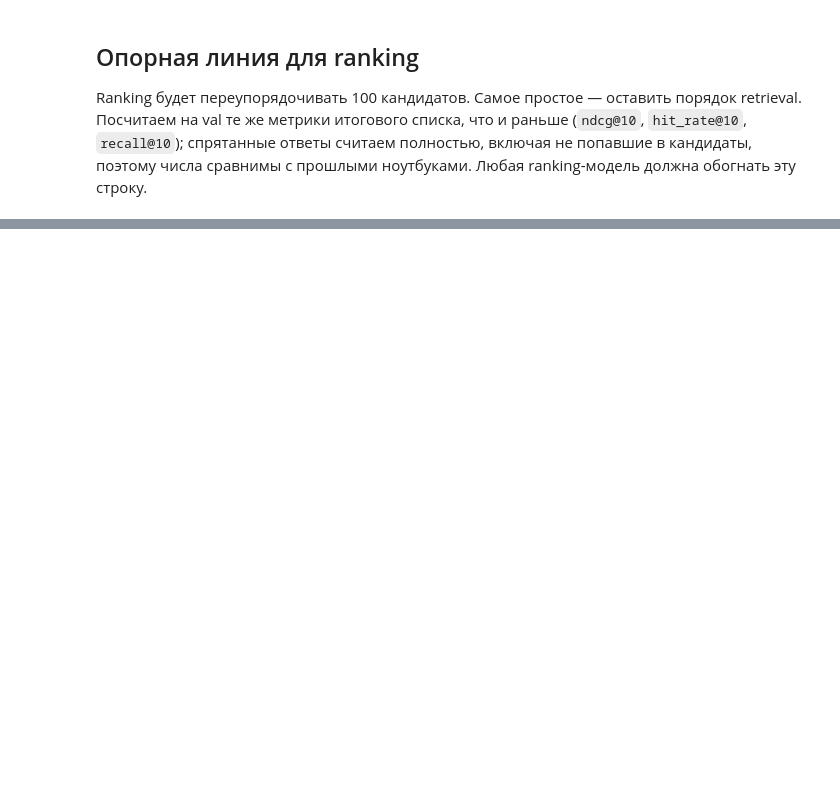
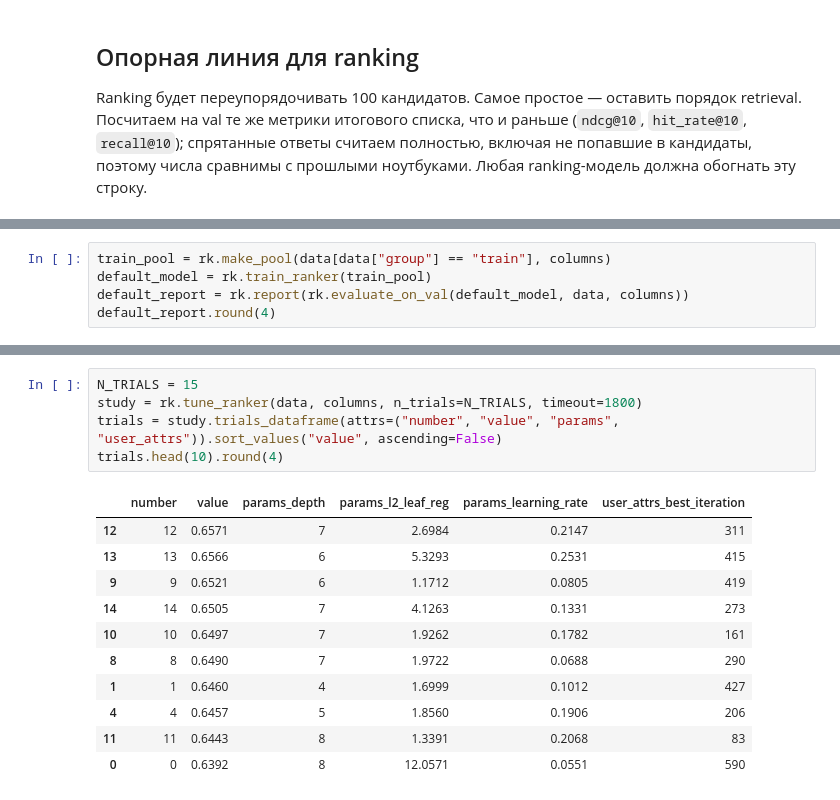
Before and after one commit to aka-iriska/anime-recsys, a Jupyter notebook: notebooks/05_ranking.ipynb, the cells around one changed output, grey strips where cells are left out. Drawn from its saved outputs; the diff is of its cells as text; blank space fills up the shorter version.

```diff
--- a/notebooks/05_ranking.ipynb
+++ b/notebooks/05_ranking.ipynb
@@ -92,0 +257,5 @@ baseline_summary.round(4)
+# %%
+train_pool = rk.make_pool(data[data["group"] == "train"], columns)
+default_model = rk.train_ranker(train_pool)
+default_report = rk.report(rk.evaluate_on_val(default_model, data, columns))
+default_report.round(4)
@@ -92,0 +293,17 @@ baseline_summary.round(4)
+# %%
+N_TRIALS = 15
+study = rk.tune_ranker(data, columns, n_trials=N_TRIALS, timeout=1800)
+trials = study.trials_dataframe(attrs=("number", "value", "params", "user_attrs")).sort_values("value", ascending=False)
+trials.head(10).round(4)
+# %% [output]
+|  | number | value | params_depth | params_l2_leaf_reg | params_learning_rate | user_attrs_best_iteration |
+| 12 | 12 | 0.6571 | 7 | 2.6984 | 0.2147 | 311 |
+| 13 | 13 | 0.6566 | 6 | 5.3293 | 0.2531 | 415 |
+| 9 | 9 | 0.6521 | 6 | 1.1712 | 0.0805 | 419 |
+| 14 | 14 | 0.6505 | 7 | 4.1263 | 0.1331 | 273 |
+| 10 | 10 | 0.6497 | 7 | 1.9262 | 0.1782 | 161 |
+| 8 | 8 | 0.6490 | 7 | 1.9722 | 0.0688 | 290 |
+| 1 | 1 | 0.6460 | 4 | 1.6999 | 0.1012 | 427 |
+| 4 | 4 | 0.6457 | 5 | 1.8560 | 0.1906 | 206 |
+| 11 | 11 | 0.6443 | 8 | 1.3391 | 0.2068 | 83 |
+| 0 | 0 | 0.6392 | 8 | 12.0571 | 0.0551 | 590 |
```
Also changed, not shown: parts of 31 cells of this notebook, 29 other files.
